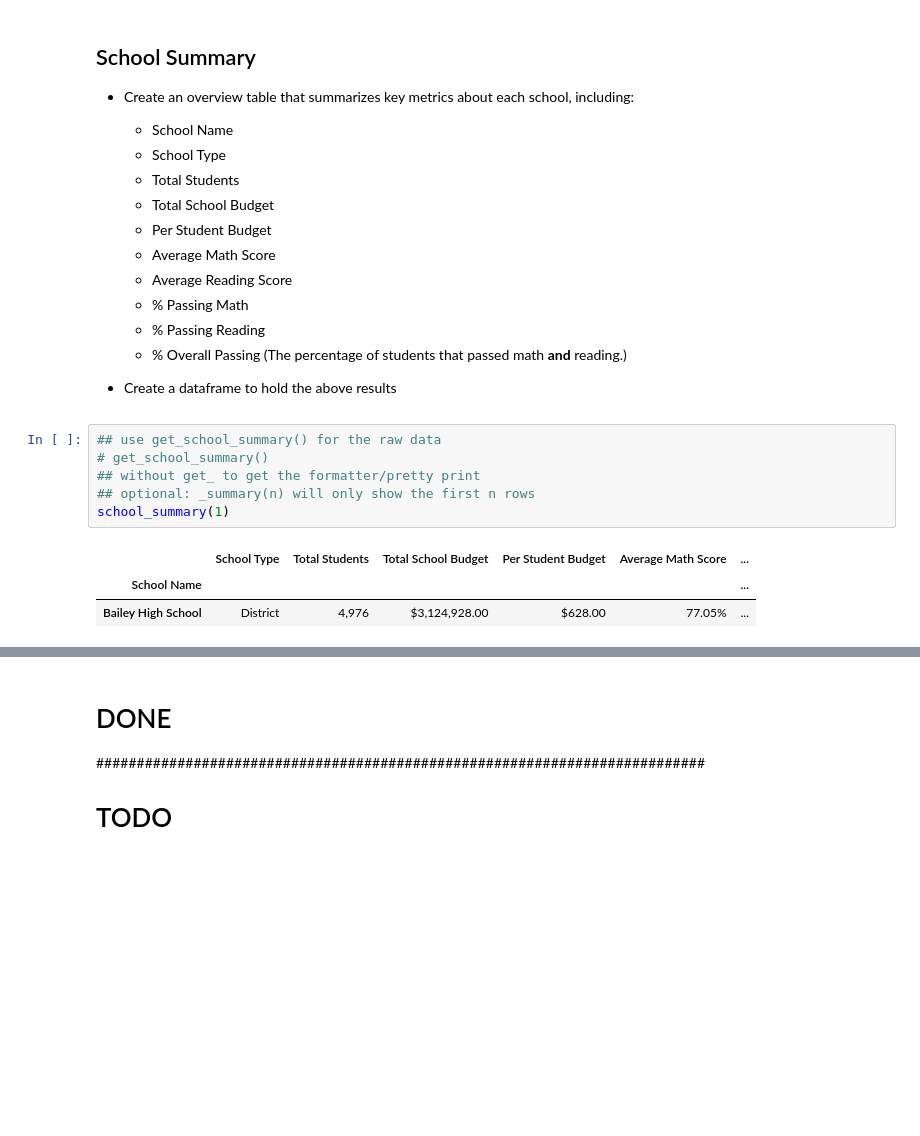
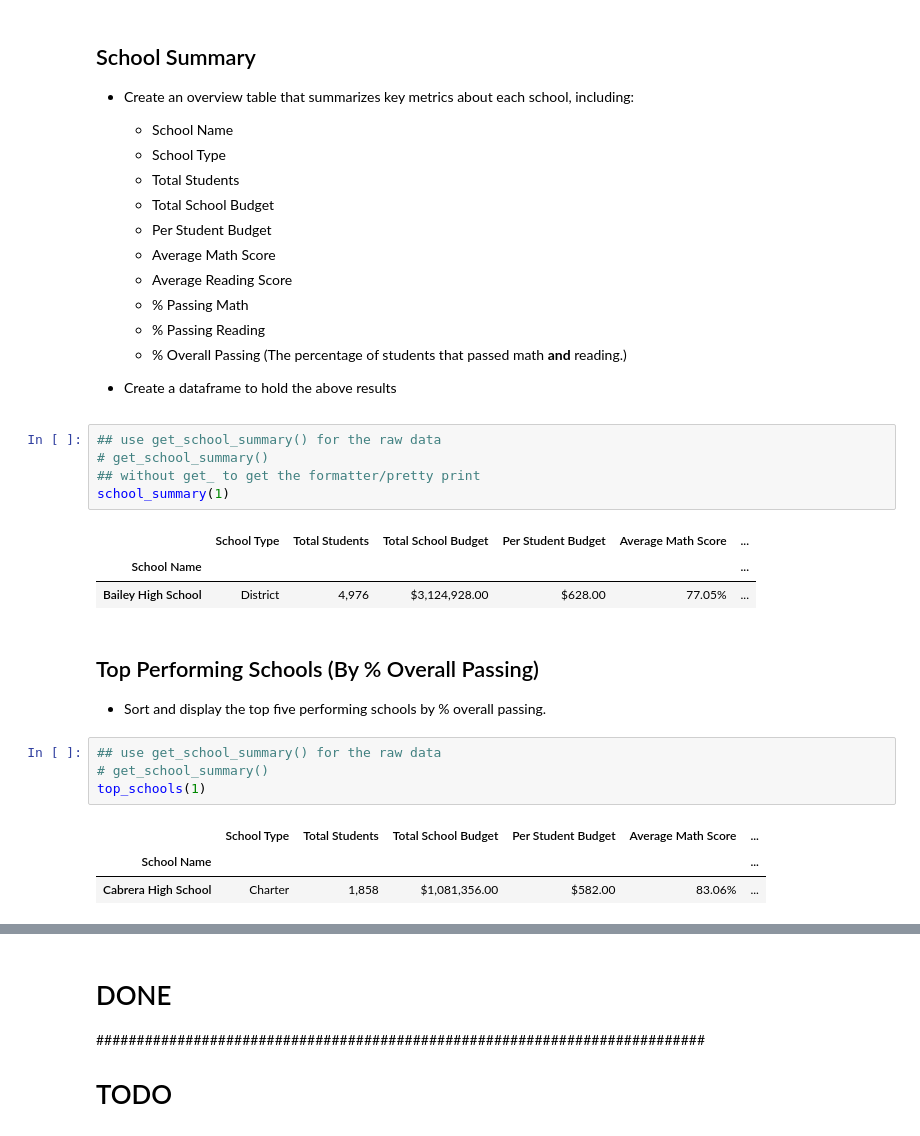
Before and after one commit to engeljason/pandas_playground, a Jupyter notebook: PyCitySchools/PyCitySchools_starter.ipynb, the cells around one changed output, grey strips where cells are left out. Saved outputs shown, nothing was run; the diff lists cells and outputs as text; blank space fills up the shorter version.

Commit message:
top/bottom schools

```diff
--- a/PyCitySchools/PyCitySchools_starter.ipynb
+++ b/PyCitySchools/PyCitySchools_starter.ipynb
@@ -151,9 +169,20 @@ district_summary()
 ## use get_school_summary() for the raw data
 # get_school_summary()
 ## without get_ to get the formatter/pretty print
-## optional: _summary(n) will only show the first n rows
 school_summary(1)
 # %% [output]
 |  | School Type | Total Students | Total School Budget | Per Student Budget | Average Math Score | ... |
 | School Name |  |  |  |  |  | ... |
 | Bailey High School | District | 4,976 | $3,124,928.00 | $628.00 | 77.05% | ... |
+# %% [markdown]
+## Top Performing Schools (By % Overall Passing)
+
+* Sort and display the top five performing schools by % overall passing.
+# %%
+## use get_school_summary() for the raw data
+# get_school_summary()
+top_schools(1)
+# %% [output]
+|  | School Type | Total Students | Total School Budget | Per Student Budget | Average Math Score | ... |
+| School Name |  |  |  |  |  | ... |
+| Cabrera High School | Charter | 1,858 | $1,081,356.00 | $582.00 | 83.06% | ... |
```
Also changed, not shown: parts of 12 cells of this notebook.
